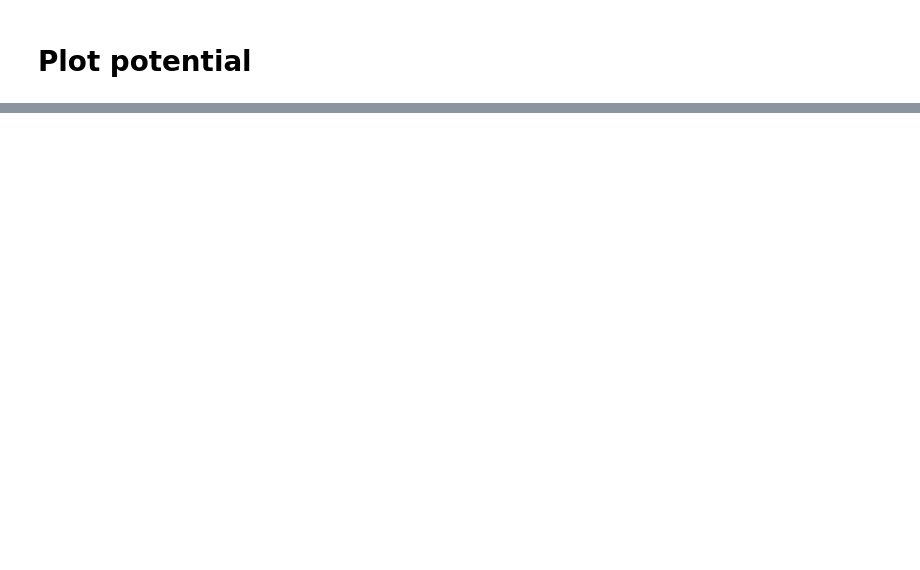
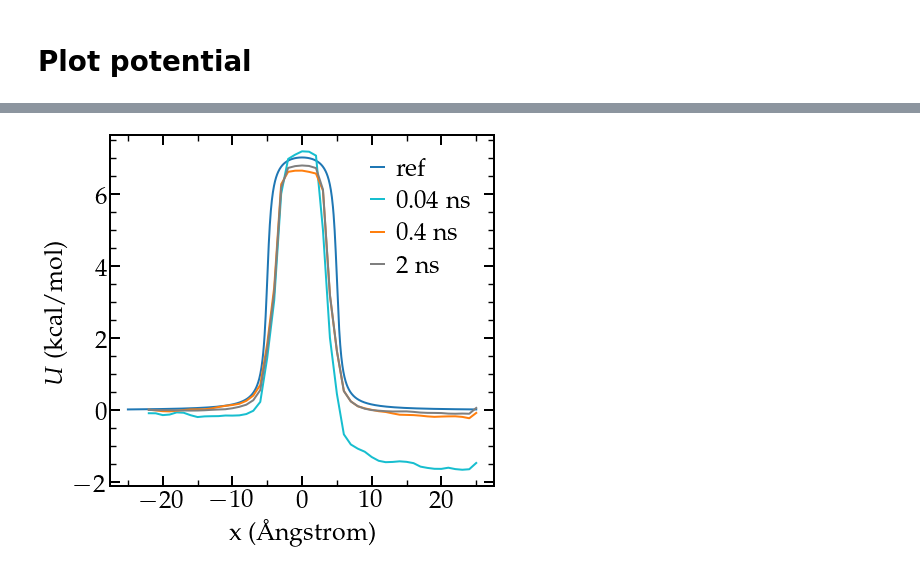
Before and after one commit to lammpstutorials/lammpstutorials.github.io, a Jupyter notebook: inputs/06-FreeEnergy/plot_density.ipynb, the cells around one changed output, grey strips where cells are left out. Cells and saved outputs as stored; diff of their text form; code cells hidden in the pictures; blank space fills up the shorter version.

```diff
--- a/inputs/06-FreeEnergy/plot_density.ipynb
+++ b/inputs/06-FreeEnergy/plot_density.ipynb
@@ -402,0 +429,12 @@ plt.show()
+# %%
+file2 = open('PMF_2ns.dat', 'r')
+Lines = file2.readlines()
+Lines = Lines[2:]
+PMF_2ns = []
+for line in Lines:
+    line_splitted = line.split()
+    timestep, density_central = np.int32(line_splitted[0]), \
+                                         np.float32(line_splitted[1])
+
+    PMF_2ns.append([timestep, density_central])
+PMF_2ns = np.array(PMF_2ns)
@@ -402,0 +496,47 @@ plt.show()
+# %%
+fig = plt.figure(figsize=(12, 6))
+
+ax1 = fig.add_subplot(121)
+ax1.plot(myx, U*5, linewidth = 2, color = 'tab:blue', label = r'ref')
+ax1.plot(PMF_004ns.T[0] - 24, PMF_004ns.T[1], linewidth = 2, color = 'tab:cyan', label = '0.04 ns')
+ax1.plot(PMF_04ns.T[0] - 24, PMF_04ns.T[1], linewidth = 2, color = 'tab:orange', label = '0.4 ns')
+ax1.plot(PMF_2ns.T[0] - 24, PMF_2ns.T[1], linewidth = 2, color = 'tab:gray', label = '2 ns')
+
+#ax2.semilogy(x, rho_mean / 1e-3, linewidth = 2, color = 'tab:blue')
+#ax2.semilogy(x, rho_mean / 1e-3 + rho_err / 1e-3, '--', linewidth = 2, color = 'tab:blue')
+#ax2.semilogy(x, rho_mean / 1e-3 - rho_err / 1e-3, '--', linewidth = 2, color = 'tab:blue')
+
+#divider = make_axes_locatable(ax1)
+ax1.set_ylabel(r'$U$ (kcal/mol)', fontdict=font)
+ax1.set_xlabel(r'x (Ångstrom)', fontdict=font)
+plt.xticks(fontsize=fontsize)
+plt.yticks(fontsize=fontsize)
+#plt.ylim(0, 60)
+ax1.minorticks_on()
+ax1.tick_params('both', length=10, width=2, which='major', direction='in')
+ax1.tick_params('both', length=6, width=1.4, which='minor', direction='in')
+ax1.xaxis.set_ticks_position('both')
+ax1.yaxis.set_ticks_position('both')
+ax1.spines["top"].set_linewidth(2)
+ax1.spines["bottom"].set_linewidth(2)
+ax1.spines["left"].set_linewidth(2)
+ax1.spines["right"].set_linewidth(2)
+#ax1.set_xticks([-30, -20, -10, 0, 10, 20, 30])
+#ax2.set_yticks([1e-3, 1e-2, 1e-1, 1])
+#labels = ['0', '$1.4$', '$2.8$', '$4.2$']
+#ax2.set_yticklabels(labels)
+#minor_locator_y = AutoMinorLocator(2)
+#ax2.yaxis.set_minor_locator(minor_locator_y)
+minor_locator_x = AutoMinorLocator(2)
+ax1.xaxis.set_minor_locator(minor_locator_x)
+
+ax1.legend(frameon=False, fontsize=fontsize, loc='upper right', handletextpad=0.5,
+          handlelength = 0.5, borderpad = 0.4, labelspacing=0.3)
+
+
+
+fig.tight_layout()
+plt.savefig('Potential_umbrella_sampling.png', bbox_inches = 'tight', pad_inches = 0.057)
+plt.show()
+# %% [output]
+[figure, added]
```
Also changed, not shown: parts of 7 cells of this notebook, 7 other files.
